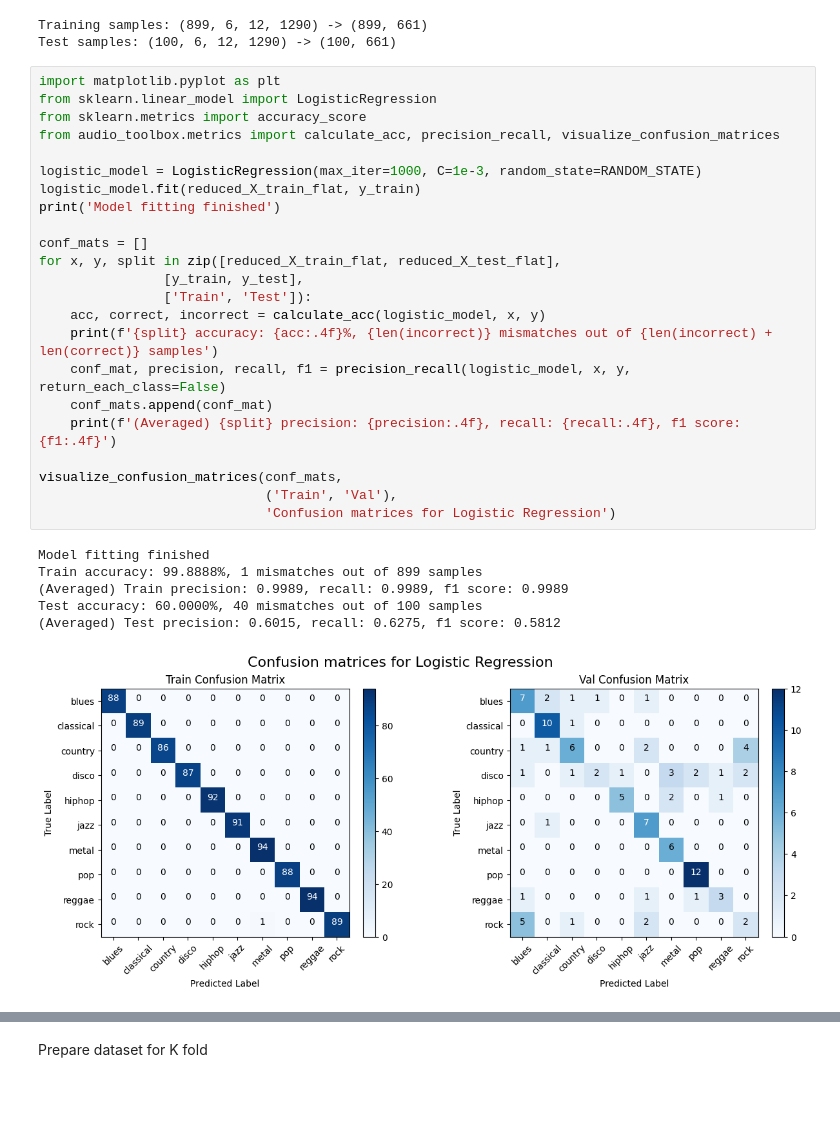
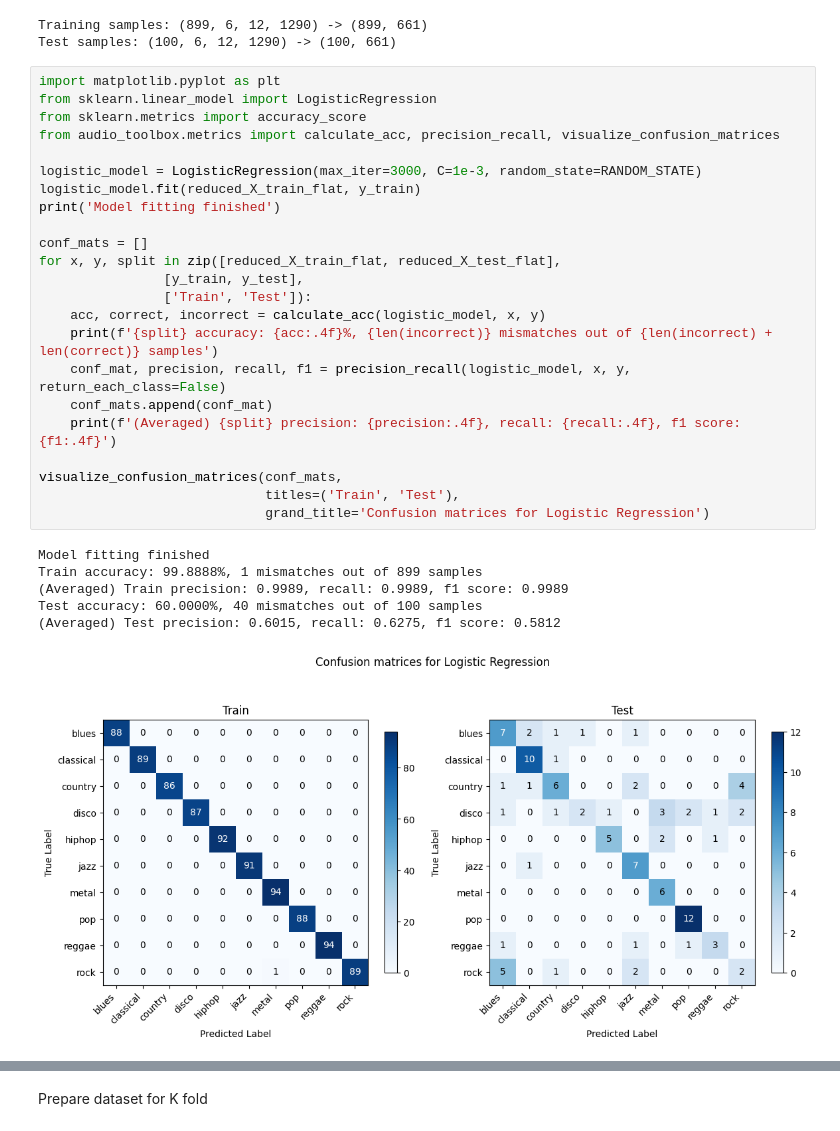
Before and after one commit to qzheng75/CS4641-Project, a Jupyter notebook: code/notebooks/traditional_ml_modeling.ipynb, the cells around one changed output, grey strips where cells are left out. Saved outputs shown, nothing was run; the diff lists cells and outputs as text; blank space fills up the shorter version.

Commit message:
Organize traditional ML modeling

```diff
--- a/code/notebooks/traditional_ml_modeling.ipynb
+++ b/code/notebooks/traditional_ml_modeling.ipynb
@@ -77,33 +46,33 @@ Test samples: (100, 6, 12, 1290) -> (100, 661)
 # %%
 import matplotlib.pyplot as plt
 from sklearn.linear_model import LogisticRegression
 from sklearn.metrics import accuracy_score
 from audio_toolbox.metrics import calculate_acc, precision_recall, visualize_confusion_matrices
 
-logistic_model = LogisticRegression(max_iter=1000, C=1e-3, random_state=RANDOM_STATE)
+logistic_model = LogisticRegression(max_iter=3000, C=1e-3, random_state=RANDOM_STATE)
 logistic_model.fit(reduced_X_train_flat, y_train)
 print('Model fitting finished')
 
 conf_mats = []
 for x, y, split in zip([reduced_X_train_flat, reduced_X_test_flat],
                 [y_train, y_test],
                 ['Train', 'Test']):
     acc, correct, incorrect = calculate_acc(logistic_model, x, y)
     print(f'{split} accuracy: {acc:.4f}%, {len(incorrect)} mismatches out of {len(incorrect) + len(correct)} samples')
     conf_mat, precision, recall, f1 = precision_recall(logistic_model, x, y, return_each_class=False)
     conf_mats.append(conf_mat)
     print(f'(Averaged) {split} precision: {precision:.4f}, recall: {recall:.4f}, f1 score: {f1:.4f}')
 
 visualize_confusion_matrices(conf_mats,
-                             ('Train', 'Val'),
-                             'Confusion matrices for Logistic Regression')
+                             titles=('Train', 'Test'),
+                             grand_title='Confusion matrices for Logistic Regression')
 # %% [output]
 Model fitting finished
 Train accuracy: 99.8888%, 1 mismatches out of 899 samples
 (Averaged) Train precision: 0.9989, recall: 0.9989, f1 score: 0.9989
 Test accuracy: 60.0000%, 40 mismatches out of 100 samples
 (Averaged) Test precision: 0.6015, recall: 0.6275, f1 score: 0.5812
-[figure, old version]
+[figure, new version]
 # %%
 from sklearn.svm import SVC
 
```
Also changed, not shown: parts of 12 cells of this notebook, 3 other files.
